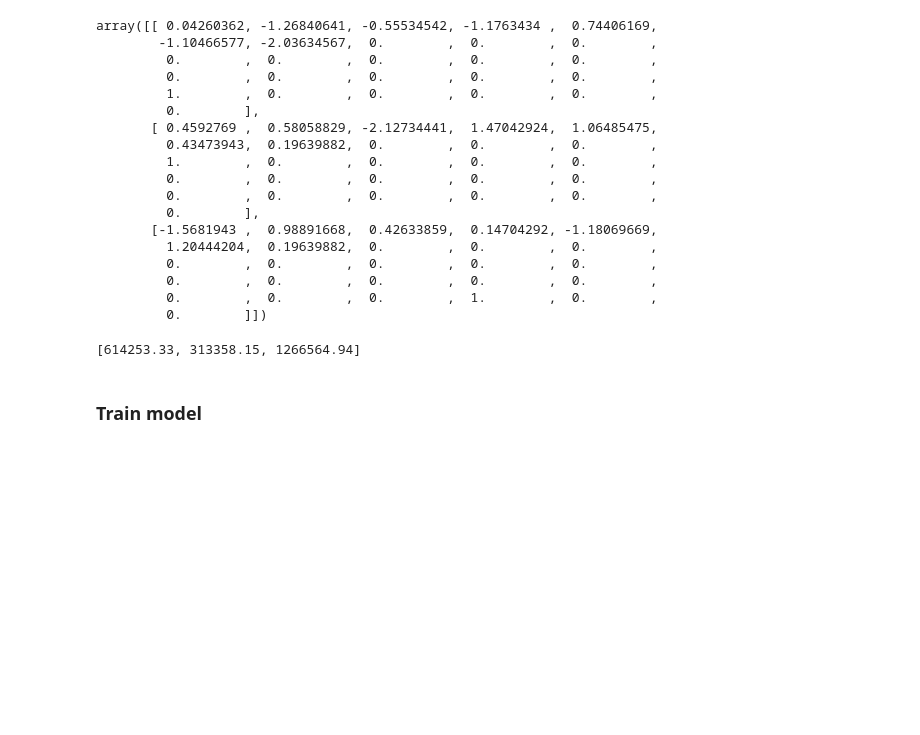
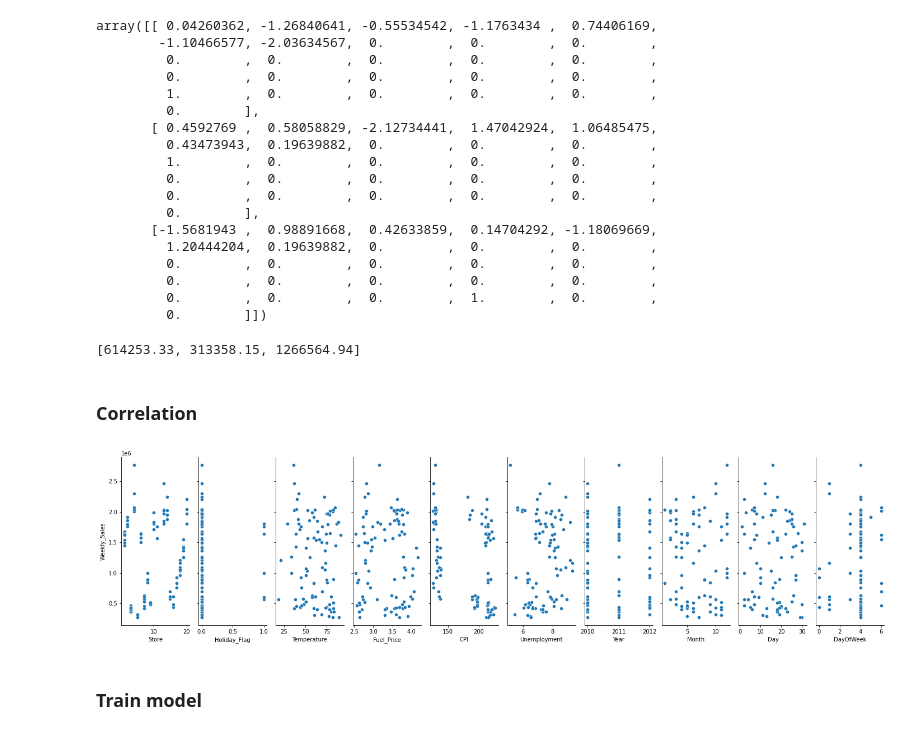
Before and after one commit to MKrouma/Jedha_Walmart-Rate-Uber, a Jupyter notebook: Walmart/notebook/part2_trainingModel.ipynb, the cells around one changed output. Saved outputs shown, nothing was run; the diff lists cells and outputs as text; code cells hidden in the pictures; blank space fills up the shorter version.

```diff
--- a/Walmart/notebook/part2_trainingModel.ipynb
+++ b/Walmart/notebook/part2_trainingModel.ipynb
@@ -39,6 +44,7 @@ X_test = load_pickle_array('../data/temp/X_test_processed.pickle')
 Y_train = load_pickle_array('../data/temp/Y_train.pickle')
 Y_test = load_pickle_array('../data/temp/Y_test.pickle')
 X_df = load_pickle_array('../data/temp/Features.pickle')
+Y_df = load_pickle_array('../data/temp/Target.pickle')
 
 display(X_train[0:3, :])
 display(Y_train[0:3])
@@ -62,6 +68,16 @@ array([[ 0.04260362, -1.26840641, -0.55534542, -1.1763434 ,  0.74406169,
          0.        ,  0.        ,  0.        ,  1.        ,  0.        ,
          0.        ]])
 [614253.33, 313358.15, 1266564.94]
+# %% [markdown]
+### Correlation
+# %%
+# data
+data = pd.concat([X_df, Y_df], axis=1)
+
+# visualize the relationship between the features and the response using scatterplots
+sns.pairplot(data, x_vars=X_df.columns.to_list(), y_vars='Weekly_Sales', height=5, aspect=0.4);
+# %% [output]
+[figure, added]
 # %% [markdown]
 ### Train model
 # %%
```
Also changed, not shown: parts of 4 cells of this notebook, 2 other files.
